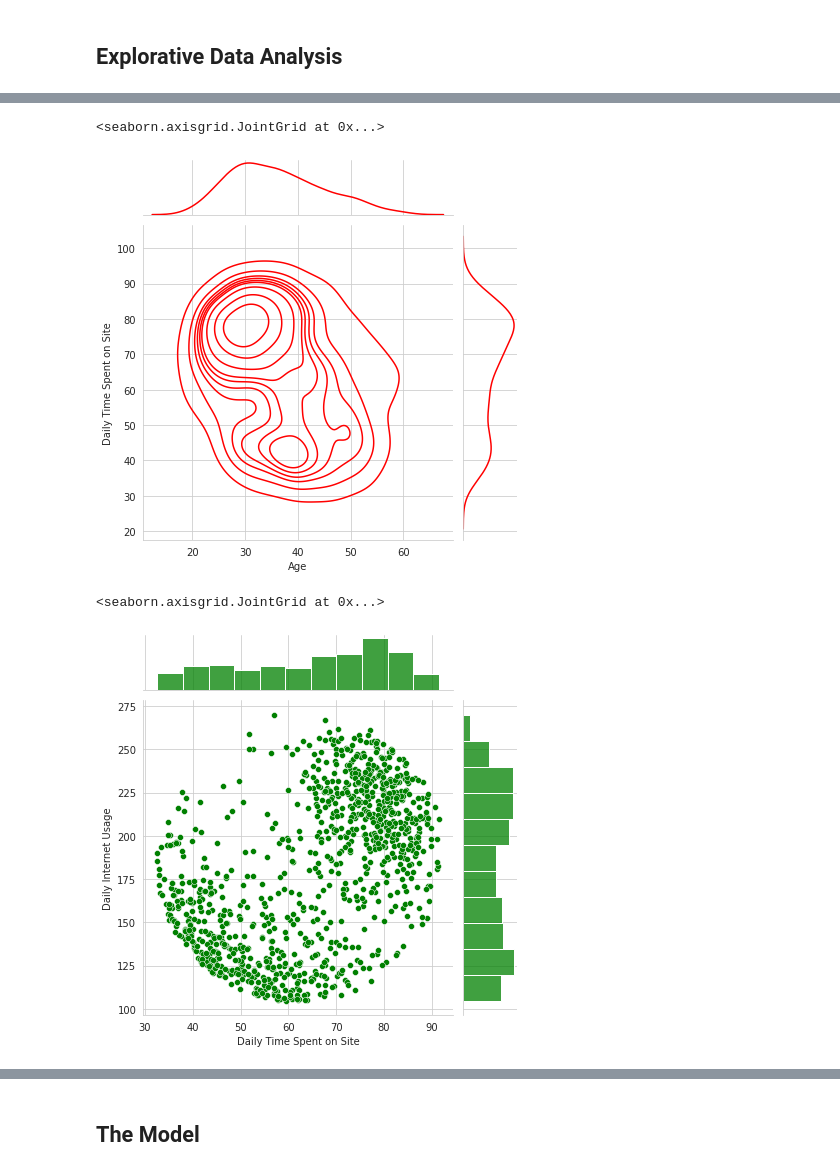
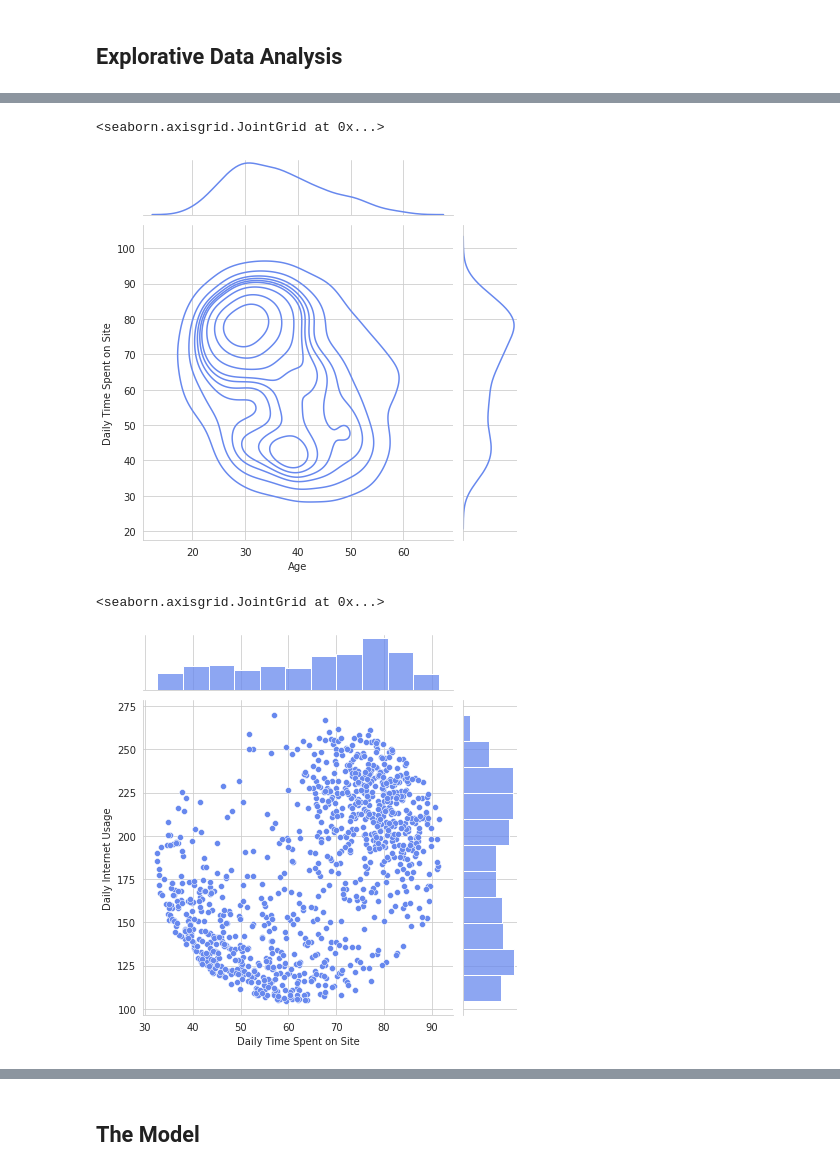
Before and after one commit to danielsaiger1/Data_Analytics, a Jupyter notebook: logistic-regression-ad-data.ipynb, the cells around one changed output, grey strips where cells are left out. Saved outputs shown, nothing was run; the diff lists cells and outputs as text; code cells hidden in the pictures.

Commit message:
Kaggle Notebook | Logistic Regression - Ad Data | Version 5

```diff
--- a/logistic-regression-ad-data.ipynb
+++ b/logistic-regression-ad-data.ipynb
@@ -57,6 +57,7 @@ ad_data.describe()
 ## Explorative Data Analysis
 # %%
 sns.set_style('whitegrid')
+sns.set_palette('coolwarm')
 # %%
 fig, ax = plt.subplots(figsize=(10, 5))
 ad_data['Age'].plot(kind ='hist', bins=30)
@@ -72,13 +73,13 @@ sns.jointplot(data = ad_data, x = "Age", y = "Area Income", hue = 'Male')
 # %%
-sns.jointplot(data = ad_data, x = "Age", y = "Daily Time Spent on Site", kind = "kde", color = 'red')
+sns.jointplot(data = ad_data, x = "Age", y = "Daily Time Spent on Site", kind = "kde")
 # %% [output]
 <seaborn.axisgrid.JointGrid at 0x...>
-[figure, old version]
+[figure, new version]
 # %%
-sns.jointplot(data = ad_data, x = "Daily Time Spent on Site", y = "Daily Internet Usage", color = 'green')
+sns.jointplot(data = ad_data, x = "Daily Time Spent on Site", y = "Daily Internet Usage")
 # %% [output]
 <seaborn.axisgrid.JointGrid at 0x...>
-[figure, old version]
+[figure, new version]
 # %%
 sns.pairplot(ad_data, hue = "Clicked on Ad", diag_kind="hist")
 # %% [output]
```
Also changed, not shown: parts of 7 cells of this notebook.
